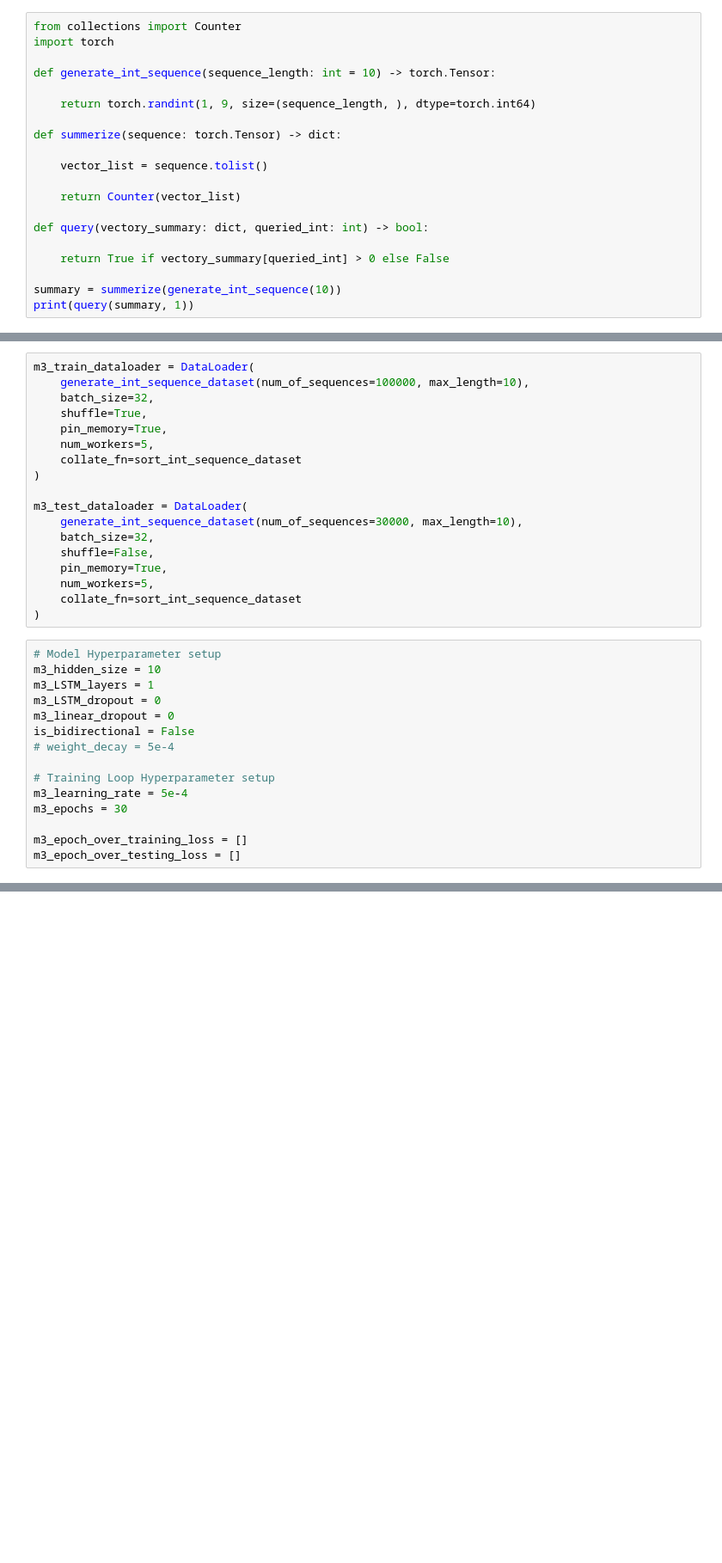
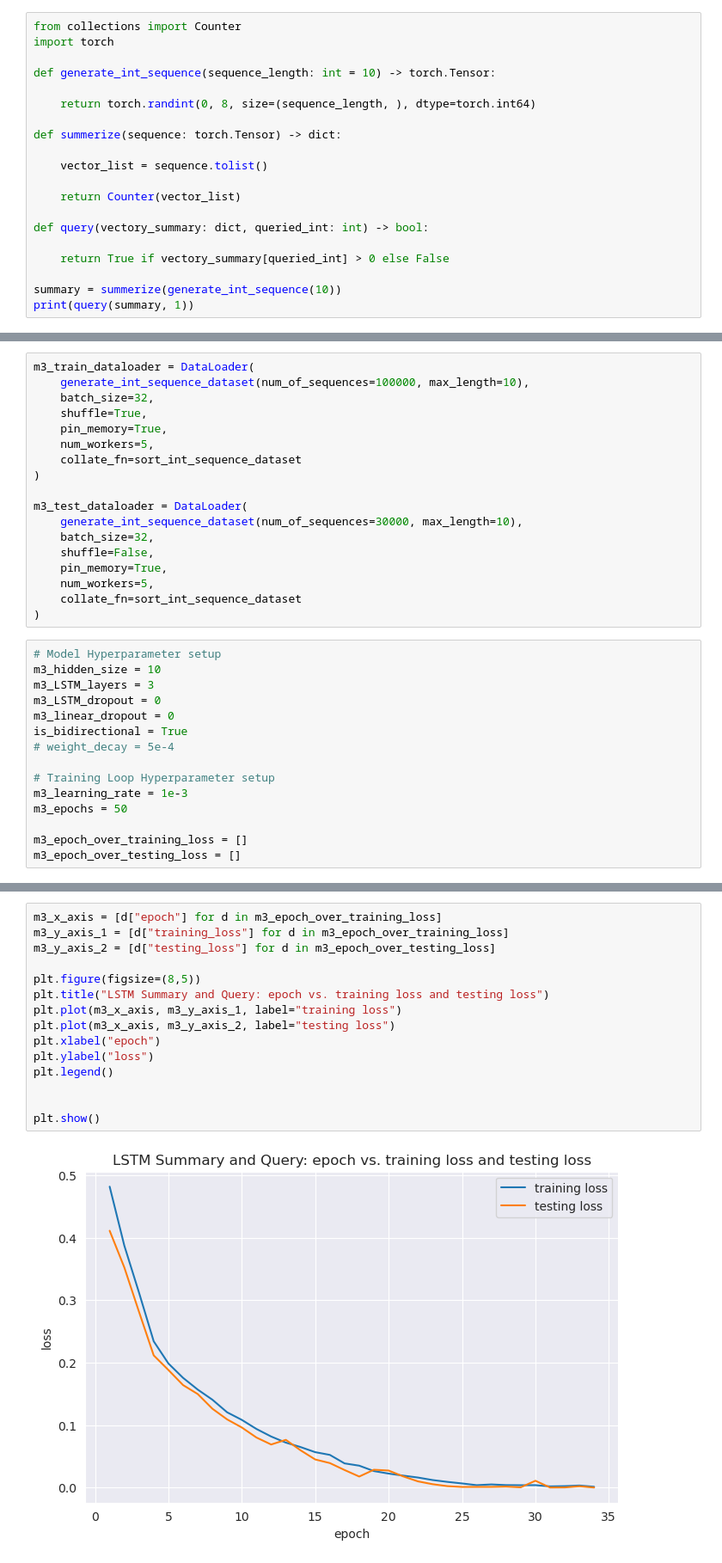
Before and after one commit to zm237/Intro-to-Deep-Learning-Projects, a Jupyter notebook: Project 3/Homework3.ipynb, the cells around one changed output, grey strips where cells are left out. Shown: that part at 86% size. Saved outputs shown, nothing was run; the diff lists cells and outputs as text; blank space fills up the shorter version.

```diff
--- a/Project 3/Homework3.ipynb
+++ b/Project 3/Homework3.ipynb
@@ -116,7 +116,7 @@ import torch
 
 def generate_int_sequence(sequence_length: int = 10) -> torch.Tensor:
 
-    return torch.randint(1, 9, size=(sequence_length, ), dtype=torch.int64)
+    return torch.randint(0, 8, size=(sequence_length, ), dtype=torch.int64)
 
 def summerize(sequence: torch.Tensor) -> dict:
 
@@ -1105,15 +1142,15 @@ m3_test_dataloader = DataLoader(
 # %%
 # Model Hyperparameter setup
 m3_hidden_size = 10
-m3_LSTM_layers = 1
+m3_LSTM_layers = 3
 m3_LSTM_dropout = 0
 m3_linear_dropout = 0
-is_bidirectional = False
+is_bidirectional = True
 # weight_decay = 5e-4
 
 # Training Loop Hyperparameter setup
-m3_learning_rate = 5e-4
-m3_epochs = 30
+m3_learning_rate = 1e-3
+m3_epochs = 50
 
 m3_epoch_over_training_loss = []
 m3_epoch_over_testing_loss = []
@@ -1352,0 +1574,17 @@ def generate_int_sequence_dataset(num_of_sequences: int = 100, max_length: int =
+# %%
+m3_x_axis = [d["epoch"] for d in m3_epoch_over_training_loss]
+m3_y_axis_1 = [d["training_loss"] for d in m3_epoch_over_training_loss]
+m3_y_axis_2 = [d["testing_loss"] for d in m3_epoch_over_testing_loss]
+
+plt.figure(figsize=(8,5))
+plt.title("LSTM Summary and Query: epoch vs. training loss and testing loss")
+plt.plot(m3_x_axis, m3_y_axis_1, label="training loss")
+plt.plot(m3_x_axis, m3_y_axis_2, label="testing loss")
+plt.xlabel("epoch")
+plt.ylabel("loss")
+plt.legend()
+
+
+plt.show()
+# %% [output]
+[figure, added]
```
Also changed, not shown: parts of 9 cells of this notebook, 1 other file.
